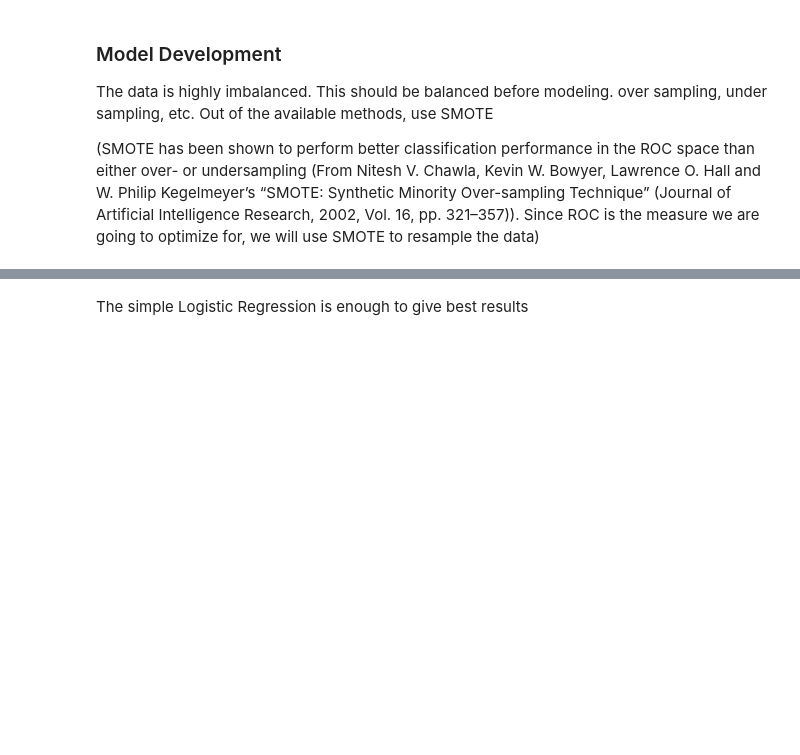
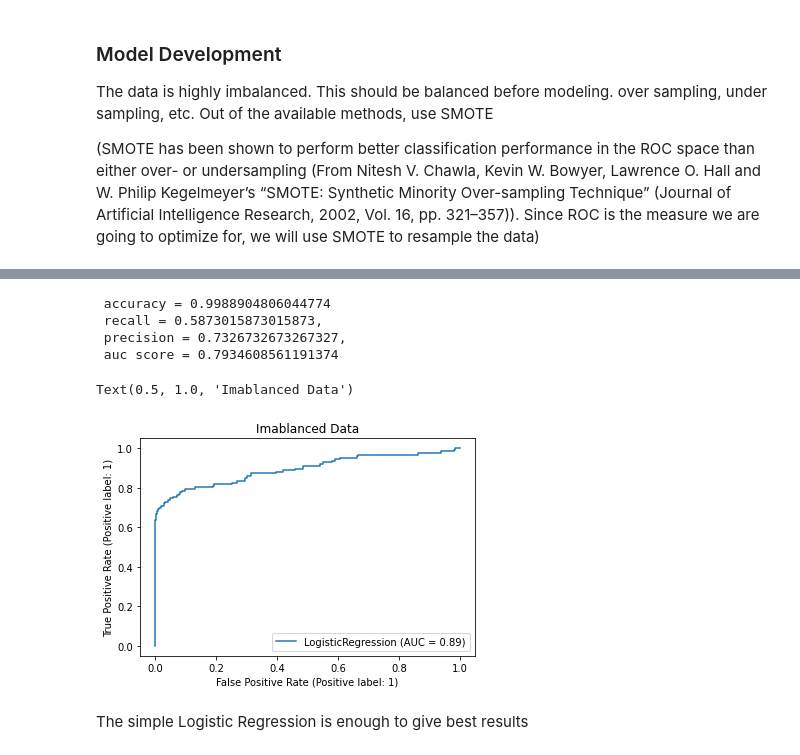
Before and after one commit to MuafiraThasni/Credit-Card-Fraud-Prediction, a Jupyter notebook: credit_card_note.ipynb, the cells around one changed output, grey strips where cells are left out. Drawn from its saved outputs; the diff is of its cells as text; code cells hidden in the pictures; blank space fills up the shorter version.

```diff
--- a/credit_card_note.ipynb
+++ b/credit_card_note.ipynb
@@ -229,2 +277,12 @@ print(f' accuracy = {accuracy}\n recall = {recall}, \n precision = {prec}, \n au
+# %%
+model_imb = train_model_LR(X_train, y_train,X_test,y_test)
+plt.title("Imablanced Data")
+# %% [output]
+ accuracy = 0.9988904806044774
+ recall = 0.5873015873015873,
+ precision = 0.7326732673267327,
+ auc score = 0.7934608561191374
+Text(0.5, 1.0, 'Imablanced Data')
+[figure, added]
 # %% [markdown]
 The simple Logistic Regression is enough to give best results
```
Also changed, not shown: parts of 17 cells of this notebook.
